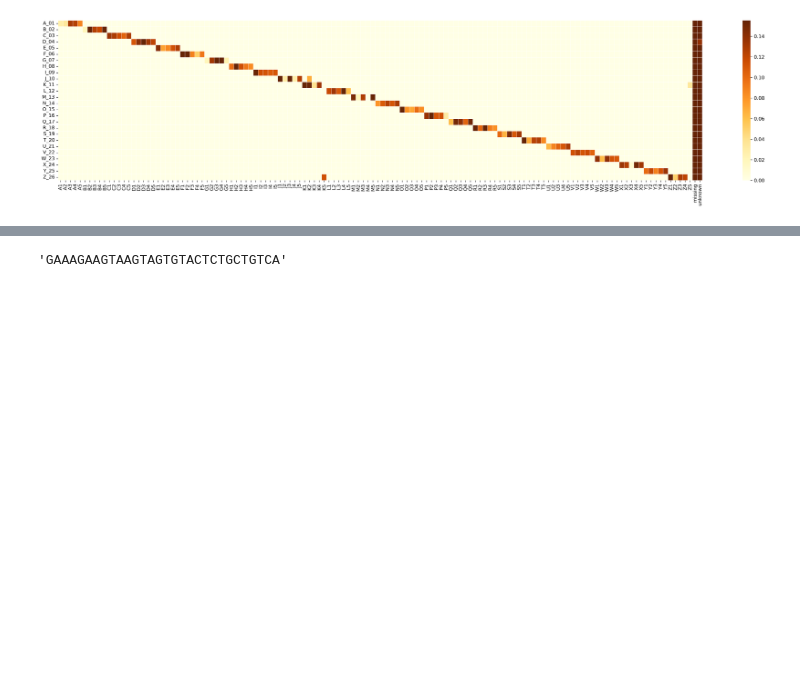
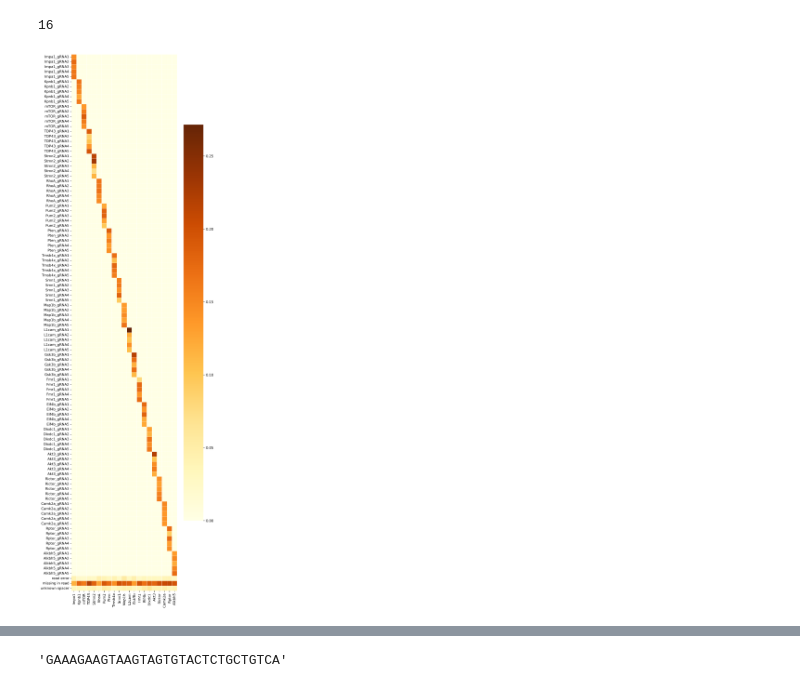
Before and after one commit to QilabGitHub/CRISPR-TO, a Jupyter notebook: LibPoolAna.ipynb, the cells around one changed output, grey strips where cells are left out. Cells and saved outputs as stored; diff of their text form; code cells hidden in the pictures; blank space fills up the shorter version.

```diff
--- a/LibPoolAna.ipynb
+++ b/LibPoolAna.ipynb
@@ -11,7 +12,10 @@ import matplotlib as mpl
 # %%
-spacer_file = pd.read_excel('./spacers.xlsx')
+spacer_file = pd.read_excel('./spacers_subset.xlsx')
 spacer_file['Spacer'] = spacer_file['Spacer'].apply(str.upper)
+
+rna_sort_file = pd.read_excel('./mRNA_list.xlsx', header=None)
+rna_sort_list = list(rna_sort_file[0])
 
 name_dict = dict(zip(spacer_file['Spacer'], spacer_file['Name']))
 
-fq_files = [name for name in listdir('./fastq/') if name.endswith('fastq')]
+fq_files = [name for name in listdir('./fastq3/') if name.endswith('fastq.gz')]
@@ -18,5 +24,5 @@ fq_files = [name for name in listdir('./fastq/') if name.endswith('fastq')]
 # %%
-report_mat = pd.DataFrame(columns=list(spacer_file['Name']) + ['missing', 'unknown'], index=[name[0:4] for name in fq_files])
+report_mat = pd.DataFrame(columns=list(spacer_file['Name']) + ['read error', 'missing in read', 'unknown spacer'], index=[name[0:-9] for name in fq_files])
 report_mat.fillna(0, inplace=True)
 # %%
 report_mat
@@ -46,2 +52,13 @@ len(name_dict.keys())
 # %%
-len('GAAACAAATGTTTAAGCCACACTGTTGGAC')
+def spacer_aligner(spacer, threshold=28):
+    aligner = Align.PairwiseAligner()
+    aligner.mode = 'global'
+
+    spacer_refs = list(name_dict.keys())
+    for idx, spacer_ref in enumerate(spacer_refs):
+        aln_score = aligner.score(spacer_ref, spacer)
+
+        if aln_score > threshold:
+            return spacer_ref
+
+    return None
@@ -75,14 +191,20 @@ report_mat_frac = report_mat.div(report_mat.sum(axis=1), axis=0)
+# %%
+rna_sort_list.index('Akt4')
+# %% [output]
+16
+# %%
+report_mat_frac = report_mat_frac.sort_index(key=lambda names: [rna_sort_list.index(name) for name in names])
+# report_mat_frac = report_mat_frac.reindex(sorted(report_mat_frac.columns, key=str.upper), axis=1)
 # %%
-c_cmap = mpl.cm.get_cmap("OrRd").copy()
-c_cmap.set_bad
+fig, ax = plt.subplots(figsize=(6, 22))
+fig.dpi = 300
+fig.tight_layout()
+sns.heatmap(report_mat_frac.T, xticklabels=True, yticklabels=True, cmap='YlOrBr', ax=ax, linewidths=0.1)
 
-fig, ax = plt.subplots(figsize=(30, 6))
-fig.dpi = 300
-sns.heatmap(report_mat_frac, xticklabels=True, yticklabels=True, cmap='YlOrBr', ax=ax, linewidths=0.1, robust=True)
-
-fig.savefig('./report.png')
+fig.savefig('./report.png', bbox_inches="tight")
+fig.savefig('./report.pdf', bbox_inches="tight")
 # %% [output]
-[figure, old version]
+[figure, new version]
 # %%
 report_mat_frac.to_excel('./report.xlsx')
 # %%
```
Also changed, not shown: parts of 11 cells of this notebook, 2 other files.
